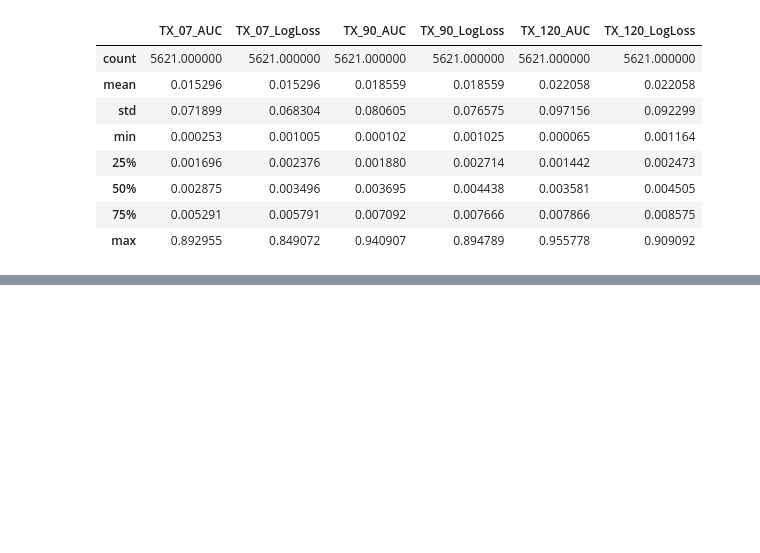
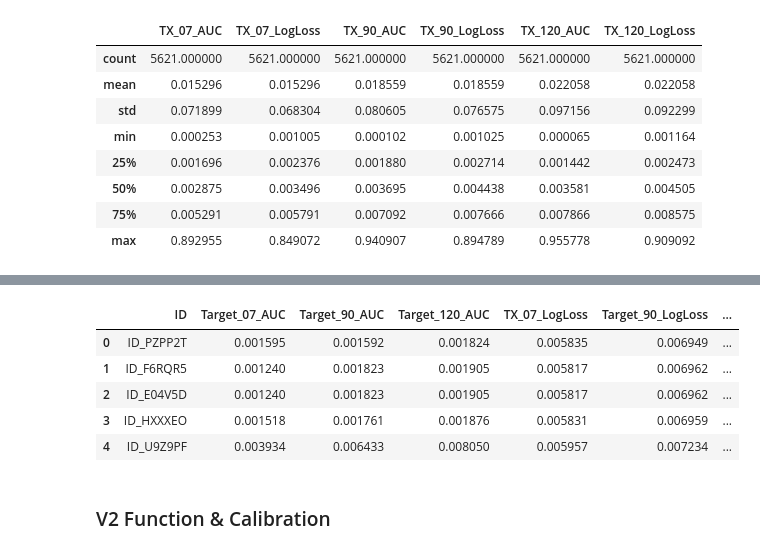
Before and after one commit to theerealhenry/DigiCow-ML-Project, a Jupyter notebook: Project DigiCow.ipynb, the cells around one changed output, grey strips where cells are left out. Cells and saved outputs as stored; diff of their text form; code cells hidden in the pictures; blank space fills up the shorter version.

```diff
--- a/Project DigiCow.ipynb
+++ b/Project DigiCow.ipynb
@@ -1261,0 +1396,51 @@ sub.describe()
+# %%
+# Calibrate for LogLoss
+
+
+# Use Platt scaling (sigmoid calibration) using OOF predictions
+
+from sklearn.linear_model import LogisticRegression
+
+def fit_platt(oof, y):
+    oof = np.clip(oof, 1e-6, 1-1e-6).reshape(-1, 1)
+    clf = LogisticRegression(solver="lbfgs", max_iter=2000)
+    clf.fit(oof, y)
+    return clf
+
+def apply_platt(clf, p):
+    p = np.clip(p, 1e-6, 1-1e-6).reshape(-1, 1)
+    return clf.predict_proba(p)[:, 1]
+
+
+# Apply per target:
+
+test_preds_cal = {}
+
+for horizon, target_col in TARGETS.items():
+    y = train_merged[target_col].astype(int)
+    calib = fit_platt(oof_preds[horizon], y)
+    test_preds_cal[horizon] = apply_platt(calib, test_preds[horizon])
+# %%
+# Build the submission
+
+sub = pd.DataFrame({"ID": test_merged["ID"]})
+
+sub["Target_07_AUC"]     = np.clip(test_preds["07"], 1e-6, 1-1e-6)
+sub["Target_90_AUC"]     = np.clip(test_preds["90"], 1e-6, 1-1e-6)
+sub["Target_120_AUC"]     = np.clip(test_preds["120"], 1e-6, 1-1e-6)
+
+sub["TX_07_LogLoss"] = np.clip(test_preds_cal["07"], 1e-6, 1-1e-6)
+sub["Target_90_LogLoss"] = np.clip(test_preds_cal["90"], 1e-6, 1-1e-6)
+sub["Target_120_LogLoss"] = np.clip(test_preds_cal["120"], 1e-6, 1-1e-6)
+
+sub.to_csv("submission_2_groupcv_calibrated.csv", index=False)
+sub.head()
+# %% [output]
+|  | ID | Target_07_AUC | Target_90_AUC | Target_120_AUC | TX_07_LogLoss | Target_90_LogLoss | ... |
+| 0 | ID_PZPP2T | 0.001595 | 0.001592 | 0.001824 | 0.005835 | 0.006949 | ... |
+| 1 | ID_F6RQR5 | 0.001240 | 0.001823 | 0.001905 | 0.005817 | 0.006962 | ... |
+| 2 | ID_E04V5D | 0.001240 | 0.001823 | 0.001905 | 0.005817 | 0.006962 | ... |
+| 3 | ID_HXXXEO | 0.001518 | 0.001761 | 0.001876 | 0.005831 | 0.006959 | ... |
+| 4 | ID_U9Z9PF | 0.003934 | 0.006433 | 0.008050 | 0.005957 | 0.007234 | ... |
+# %% [markdown]
+### V2 Function & Calibration
```
Also changed, not shown: parts of 14 cells of this notebook, 5 other files.
